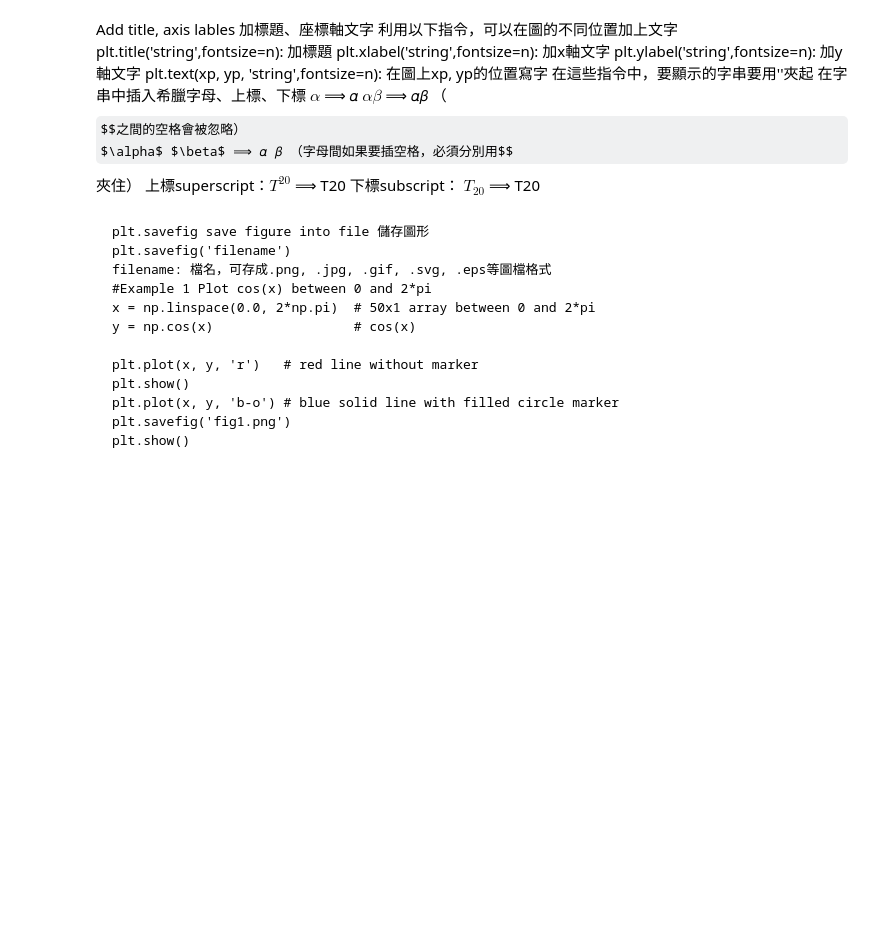
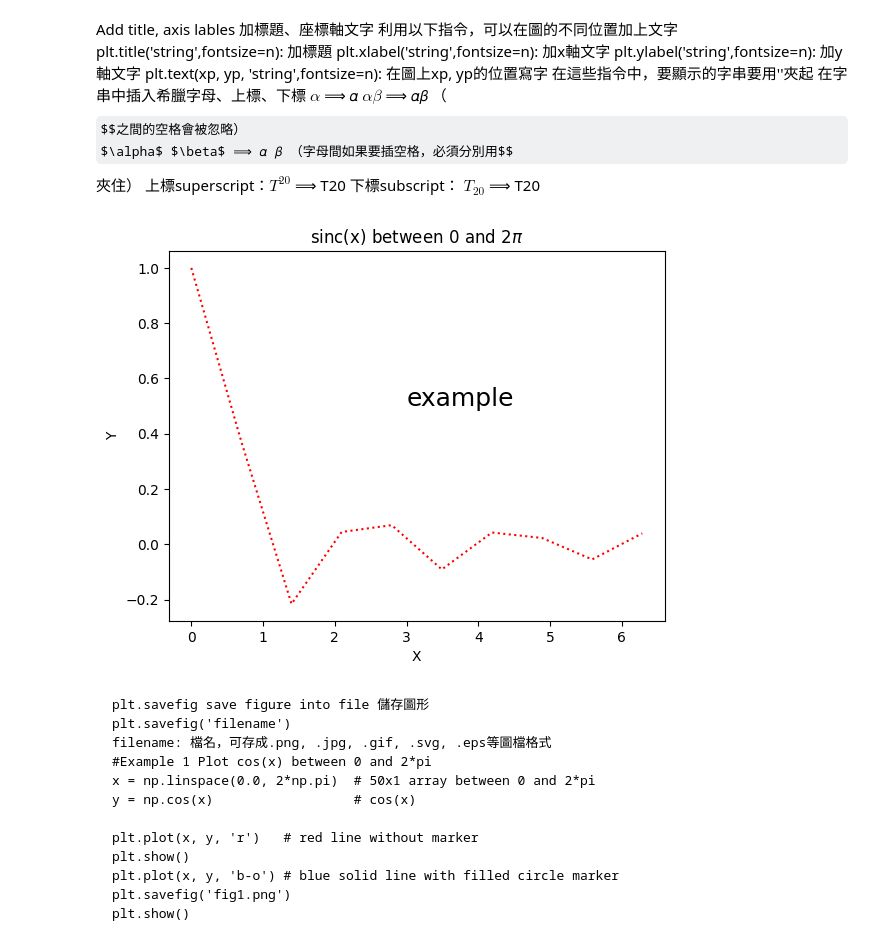
Before and after one commit to mccoy0928/pandas_dataframe, a Jupyter notebook: 20230801_numpy.ipynb, the cells around one changed output. Cells and saved outputs as stored; diff of their text form; code cells hidden in the pictures; some formulas as TeX source; blank space fills up the shorter version.

````diff
--- a/20230801_numpy.ipynb
+++ b/20230801_numpy.ipynb
@@ -177,6 +198,18 @@ $\alpha \beta$ ⟹ 𝛼𝛽 （$$之間的空格會被忽略）
 $\alpha$ $\beta$ ⟹ 𝛼 𝛽 （字母間如果要插空格，必須分別用$$夾住）
 上標superscript：$T^{20}$ ⟹ T20
 下標subscript： $T_{20}$ ⟹ T20
+# %%
+
+
+#Example of adding title, axies labels, and text string
+plt.plot(x3, y3, 'r:')     # red dotted line (no marker)
+plt.xlabel('X')
+plt.ylabel('Y')
+plt.title(r'sinc(x) between 0 and 2$\pi$')
+plt.text(3,0.5,'example',fontsize=18)
+plt.show()
+# %% [output]
+[figure, added]
 # %% [markdown]
 ```
 plt.savefig save figure into file 儲存圖形
````
Also changed, not shown: parts of 2 cells of this notebook.
